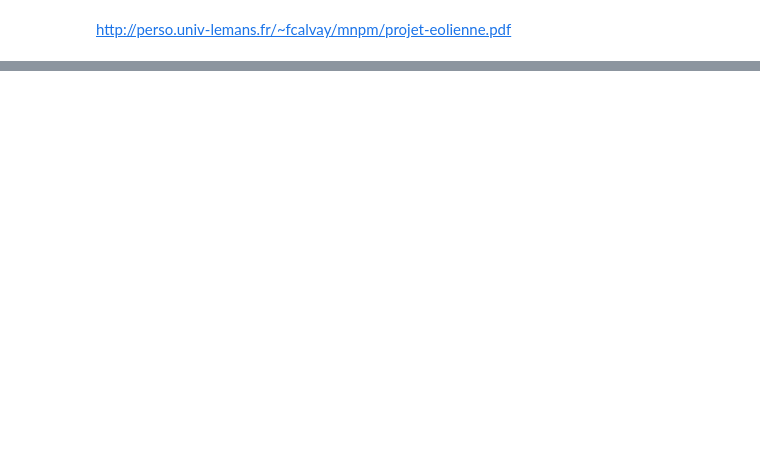
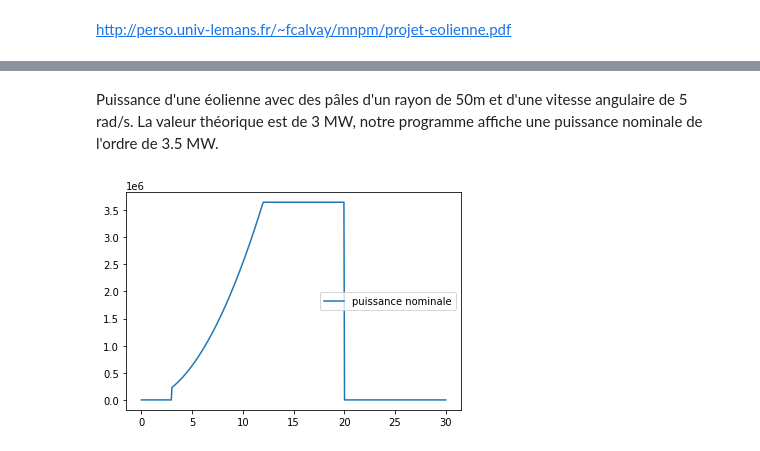
Before and after one commit to thomas-barrais/Projet-Eolienne, a Jupyter notebook: Groupe08_ProjetEol.ipynb, the cells around one changed output, grey strips where cells are left out. Cells and saved outputs as stored; diff of their text form; code cells hidden in the pictures; blank space fills up the shorter version.

```diff
--- a/Groupe08_ProjetEol.ipynb
+++ b/Groupe08_ProjetEol.ipynb
@@ -487,0 +542,26 @@ plt.show()
+# %% [markdown]
+<p> Puissance d'une éolienne avec des pâles d'un rayon de 50m et d'une vitesse angulaire de 5 rad/s. La valeur théorique est de 3 MW, notre programme affiche une puissance nominale de l'ordre de 3.5 MW. </p>
+# %%
+vitesse_vent2 = np.linspace(0, 30, 500)
+
+cut_in_speed = 3
+cut_speed = 12
+cut_out_speed = 20
+puissances2 = []
+longueur_pale = 50
+
+for v in vitesse_vent2 :
+    if v < cut_in_speed:
+        puissances2.append(0)
+    elif v >= cut_in_speed and v < cut_speed:
+        puissances2.append(puissance_nominale(longueur_pale, 5, v))
+    elif v >= cut_speed and v < cut_out_speed:
+        puissances2.append(puissance_nominale(longueur_pale, 5, cut_speed))
+    elif v >= cut_out_speed:
+        puissances2.append(0)
+
+plt.plot(vitesse_vent2, puissances2, label="puissance nominale")
+plt.legend()
+plt.show()
+# %% [output]
+[figure, added]
```
Also changed, not shown: parts of 32 cells of this notebook.
